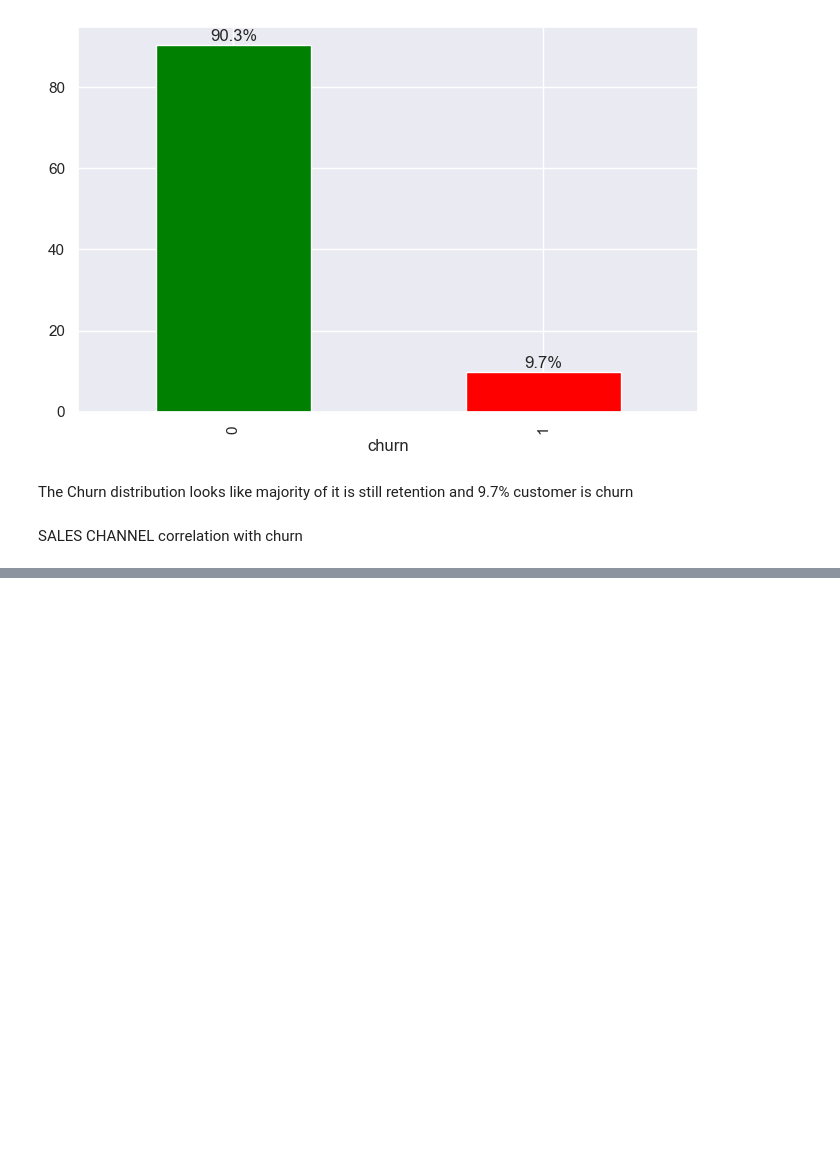
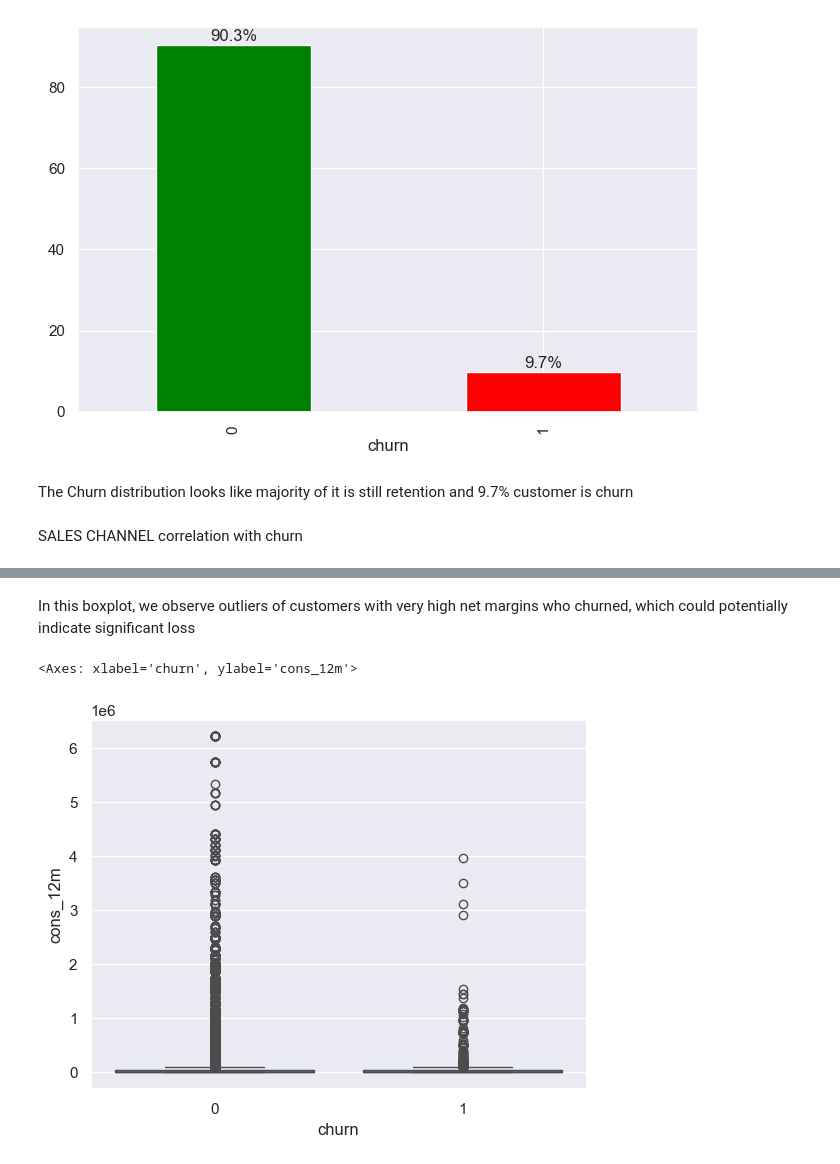
Before and after one commit to cjordan239/BCG_Data_science, a Jupyter notebook: main_task1.ipynb, the cells around one changed output, grey strips where cells are left out. Saved outputs shown, nothing was run; the diff lists cells and outputs as text; code cells hidden in the pictures; blank space fills up the shorter version.

```diff
--- a/main_task1.ipynb
+++ b/main_task1.ipynb
@@ -130,0 +170,7 @@ usilxuppasemubllopkaafesmlibmsdf  1237  138
+# %% [markdown]
+In this boxplot, we observe outliers of customers with very high net margins who churned, which could potentially indicate significant loss
+# %%
+sns.boxplot(x='churn', y='cons_12m', data=client_df)
+# %% [output]
+<Axes: xlabel='churn', ylabel='cons_12m'>
+[figure, added]
```
Also changed, not shown: parts of 13 cells of this notebook.
